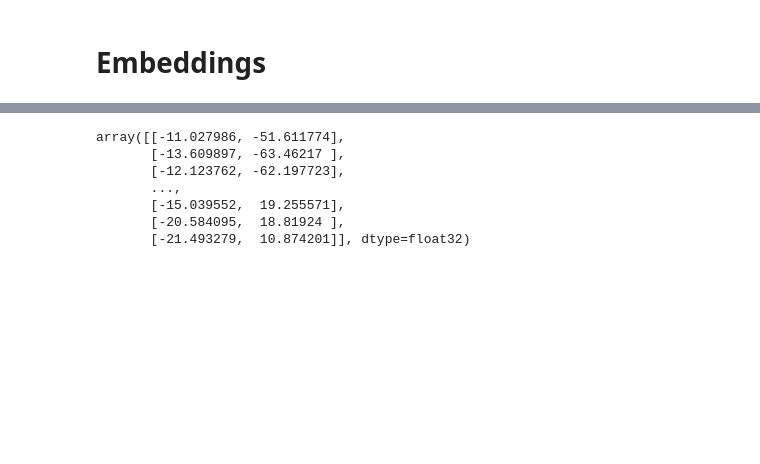
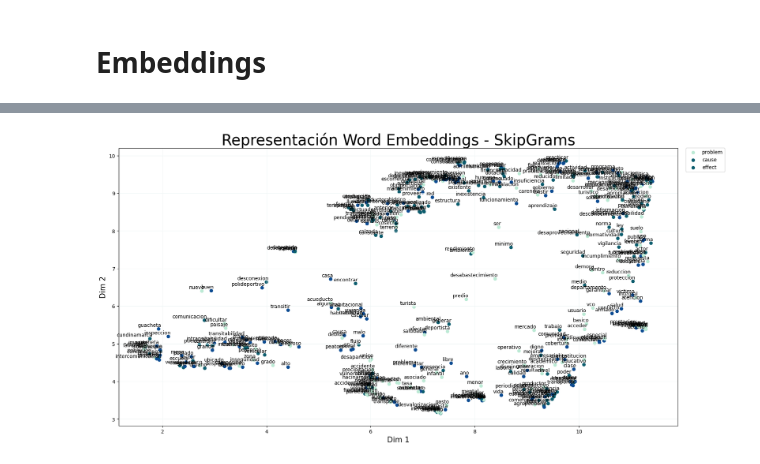
Before and after one commit to abdala9512/nlp-evaluacion-problemas-sociales, a Jupyter notebook: src/notebooks/embeddings_transformers.ipynb, the cells around one changed output, grey strips where cells are left out. Drawn from its saved outputs; the diff is of its cells as text; code cells hidden in the pictures; blank space fills up the shorter version.

```diff
--- a/src/notebooks/embeddings_transformers.ipynb
+++ b/src/notebooks/embeddings_transformers.ipynb
@@ -115,6 +102,24 @@ from typing import Any
 import matplotlib.pyplot as plt
 
 plt.rcParams["figure.figsize"] = (20, 10)
+
+MOST_COMMON_ALL = 300
+word_to_cat = {}
+for category in ["problem", "cause", "effect"]:
+    words = Counter(
+        [word for sublist in data[data["TIPO"] == category]["text_tokenized"]
+         for word in sublist
+        ]).most_common(MOST_COMMON_ALL)
+    for i in range(MOST_COMMON_ALL):
+        key_ = words[i][0]
+        if  key_ not in word_to_cat:
+            word_to_cat[words[i][0]] = category, words[i][1]
+        else:
+            if word_to_cat[words[i][0]][1] > words[i][1]:
+                word_to_cat[words[i][0]] = category, words[i][1]
+            else:
+                continue
+word_to_cat  = {key: value[0] for key, value in word_to_cat.items()}
 
 def visualize_embedding(
     key_to_vector_embedding: dict,
@@ -138,7 +143,13 @@ def visualize_embedding(
     x, y =  reduced_2d_data[:, 0], reduced_2d_data[:, 1]
 
     for i in range(word_limit):
-        plt.scatter(x[i],y[i], color="#59C1BD")
+        if labels[i] not in word_to_cat.keys():
+            continue
+        type_ = word_to_cat[labels[i]]
+        color = np.where(type_ == "problem", '#0D4C92',
+                np.where(type_ == "cause", '#0E5E6F', '#BCEAD5')
+        )
+        plt.scatter(x[i],y[i], color=str(color), label = type_)
         plt.annotate(
             labels[i],
             xy=(x[i], y[i]),
@@ -149,5 +160,7 @@ def visualize_embedding(
         )
     plt.xlabel("Dim 1", size=15)
     plt.ylabel("Dim 2", size=15)
-    plt.title("Representacion Embeddings",size=30)
+    plt.title("Representación Word Embeddings - SkipGrams",size=30)
+    plt.grid(color='#EFF5F5')
+    plt.legend(["problem", "cause", "effect"], bbox_to_anchor=(1.01, 1.01), loc='upper left')
 # %% [markdown]
@@ -157,5 +170,13 @@ from gensim.models import Word2Vec
 
 sentences = [word for word in data["text_tokenized"]]
 embedding_word2vec = Word2Vec(sentences=sentences, min_count=1,vector_size=100)
+embedding_word2vec=Word2Vec(sentences=sentences,
+                            sg=1,
+                            vector_size=10,
+                            window=5,
+                            min_count=5,
+                            negative=15,
+                            seed=123
+                           )
+vocab_ = list(embedding_word2vec.wv.key_to_index.keys())
 key_to_vector_embedding = { word: embedding_word2vec.wv[word] for word in vocab_ }
-visualize_embedding(key_to_vector_embedding = key_to_vector_embedding, algorithm=UMAP(), word_limit=100)
@@ -181,10 +183,4 @@ reduced_2d_data = TSNE().fit_transform(np.array(vectors))
 # %%
-reduced_2d_data
+visualize_embedding(key_to_vector_embedding = key_to_vector_embedding, algorithm=UMAP(), word_limit=500)
 # %% [output]
-array([[-11.027986, -51.611774],
-       [-13.609897, -63.46217 ],
-       [-12.123762, -62.197723],
-       ...,
-       [-15.039552,  19.255571],
-       [-20.584095,  18.81924 ],
-       [-21.493279,  10.874201]], dtype=float32)
+[figure, added]
```
Also changed, not shown: parts of 15 cells of this notebook.
